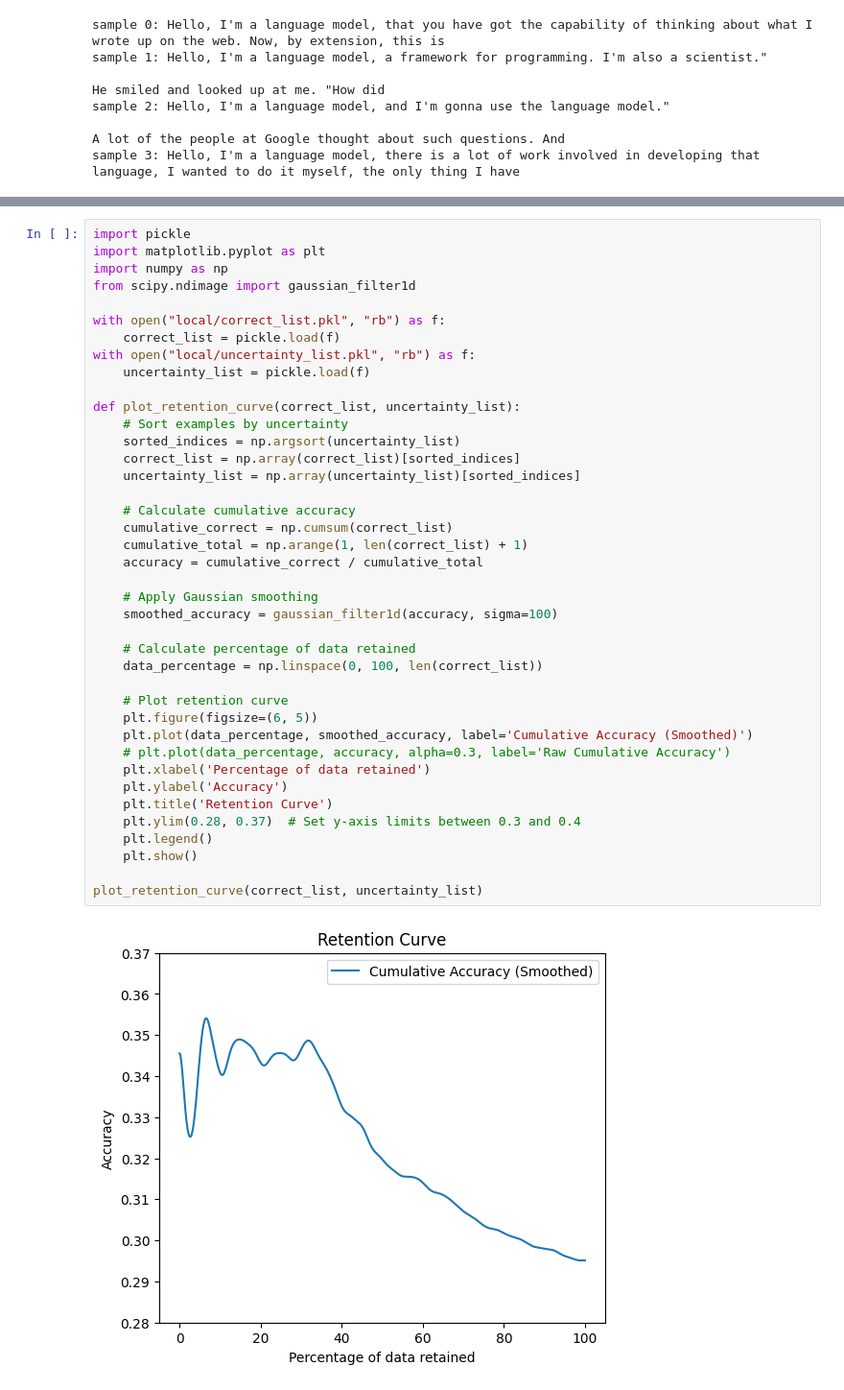
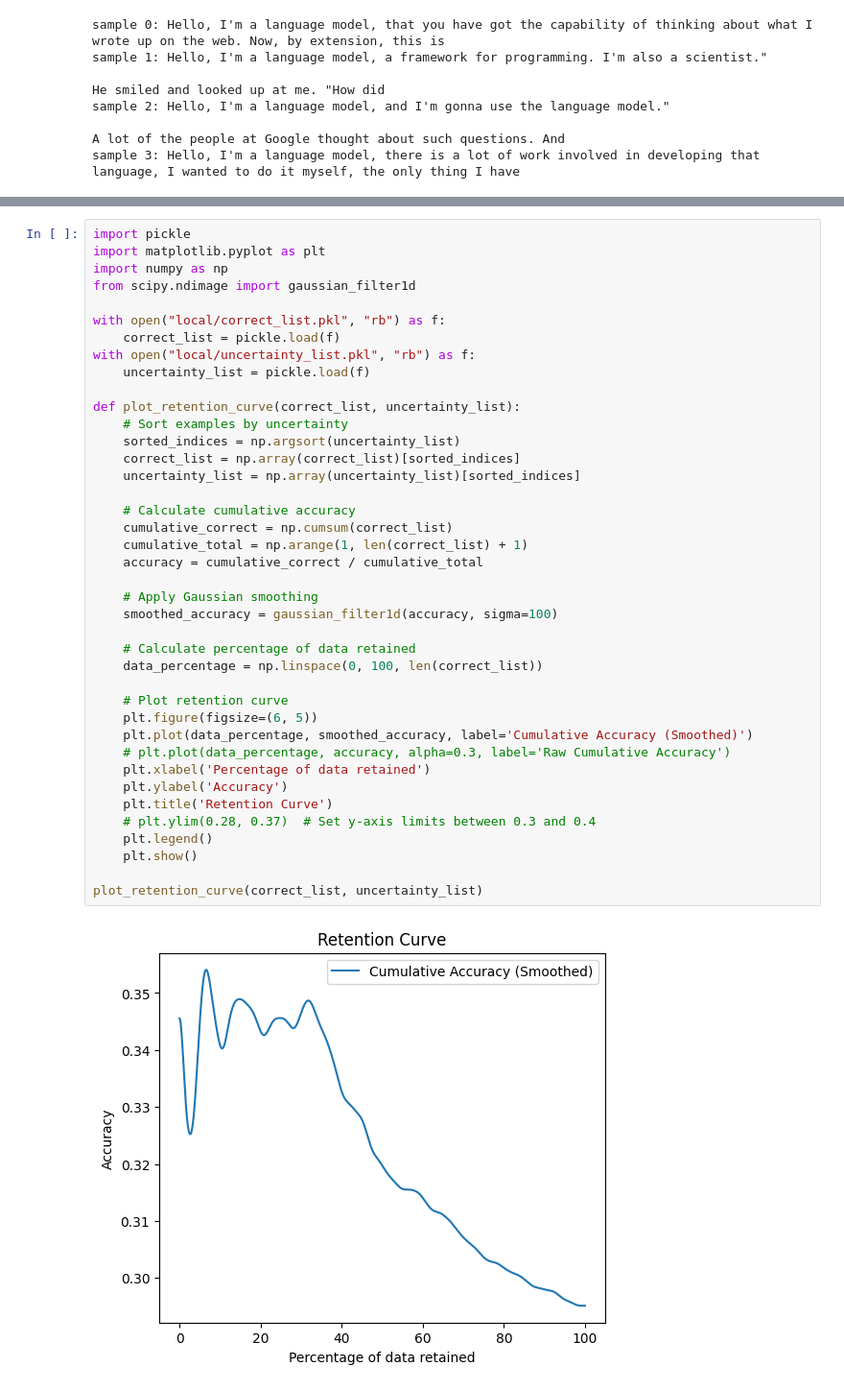
Before and after one commit to JonahNiklas/TransformerUQ, a Jupyter notebook: gpt2.ipynb, the cells around one changed output, grey strips where cells are left out. Shown at 96% size. Drawn from its saved outputs; the diff is of its cells as text.

```diff
--- a/gpt2.ipynb
+++ b/gpt2.ipynb
@@ -547,32 +546,32 @@ with open("local/uncertainty_list.pkl", "rb") as f:
 
 def plot_retention_curve(correct_list, uncertainty_list):
     # Sort examples by uncertainty
     sorted_indices = np.argsort(uncertainty_list)
     correct_list = np.array(correct_list)[sorted_indices]
     uncertainty_list = np.array(uncertainty_list)[sorted_indices]
 
     # Calculate cumulative accuracy
     cumulative_correct = np.cumsum(correct_list)
     cumulative_total = np.arange(1, len(correct_list) + 1)
     accuracy = cumulative_correct / cumulative_total
 
     # Apply Gaussian smoothing
     smoothed_accuracy = gaussian_filter1d(accuracy, sigma=100)
 
     # Calculate percentage of data retained
     data_percentage = np.linspace(0, 100, len(correct_list))
 
     # Plot retention curve
     plt.figure(figsize=(6, 5))
     plt.plot(data_percentage, smoothed_accuracy, label='Cumulative Accuracy (Smoothed)')
     # plt.plot(data_percentage, accuracy, alpha=0.3, label='Raw Cumulative Accuracy')
     plt.xlabel('Percentage of data retained')
     plt.ylabel('Accuracy')
     plt.title('Retention Curve')
-    plt.ylim(0.28, 0.37)  # Set y-axis limits between 0.3 and 0.4
+    # plt.ylim(0.28, 0.37)  # Set y-axis limits between 0.3 and 0.4
     plt.legend()
     plt.show()
 
 plot_retention_curve(correct_list, uncertainty_list)
 # %% [output]
-[figure, old version]
+[figure, new version]
```
Also changed, not shown: parts of 1 cell of this notebook.
